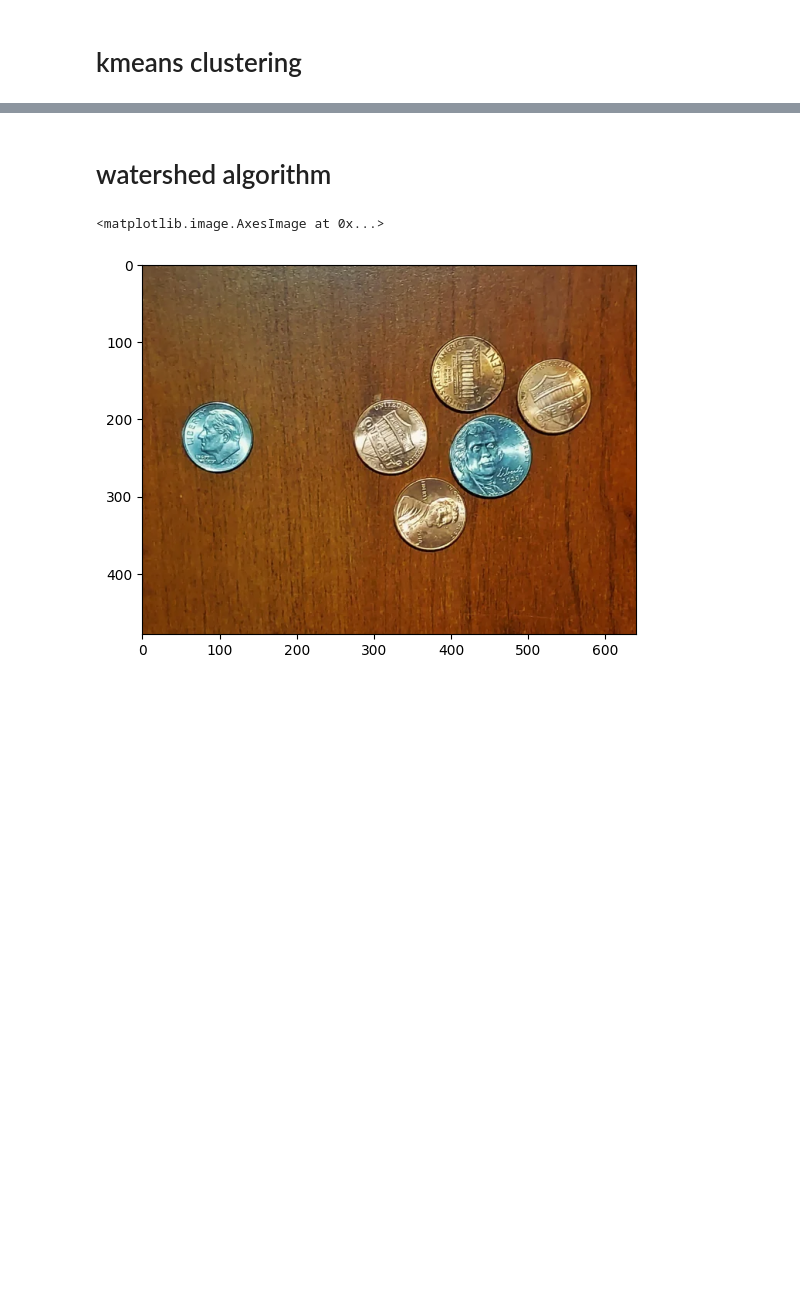
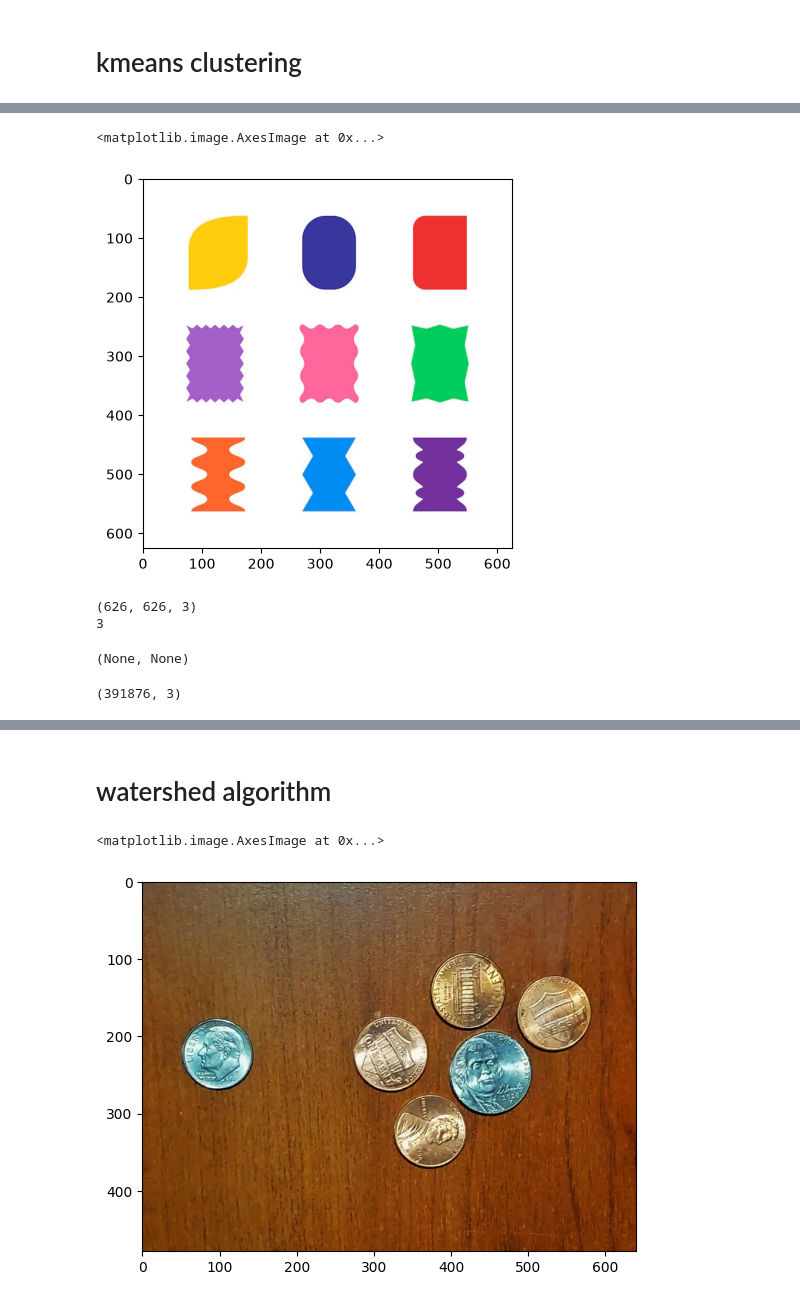
Before and after one commit to htetaunglynn94/Computer-Vision-with-CNN-TensorFlow-and-PyTorch, a Jupyter notebook: 05-OpenCV/17-image_segmentation.ipynb, the cells around one changed output, grey strips where cells are left out. Saved outputs shown, nothing was run; the diff lists cells and outputs as text; code cells hidden in the pictures; blank space fills up the shorter version.

```diff
--- a/05-OpenCV/17-image_segmentation.ipynb
+++ b/05-OpenCV/17-image_segmentation.ipynb
@@ -64,0 +61,19 @@ _, labels, centers = cv2.kmeans(pixel_values, k, None, criteria, 10, cv2.KMEANS_
+# %%
+img = cv2.imread('./data/shapes.jpg')
+img = cv2.cvtColor(img, cv2.COLOR_BGR2RGB)
+plt.imshow(img)
+# %% [output]
+<matplotlib.image.AxesImage at 0x...>
+[figure, added]
+# %%
+print(img.shape) # 3-dimension data
+# %% [output]
+(626, 626, 3)
+3
+(None, None)
+# %%
+# Prepare data for kmeans clustering algorithm
+pixel_val = img.reshape((-1,3)).astype(np.float32) # suitable data type for OpenCV's K-Means implementation
+print(pixel_val.shape) # 2-dimension data
+# %% [output]
+(391876, 3)
```
Also changed, not shown: parts of 10 cells of this notebook, 1 other file.
